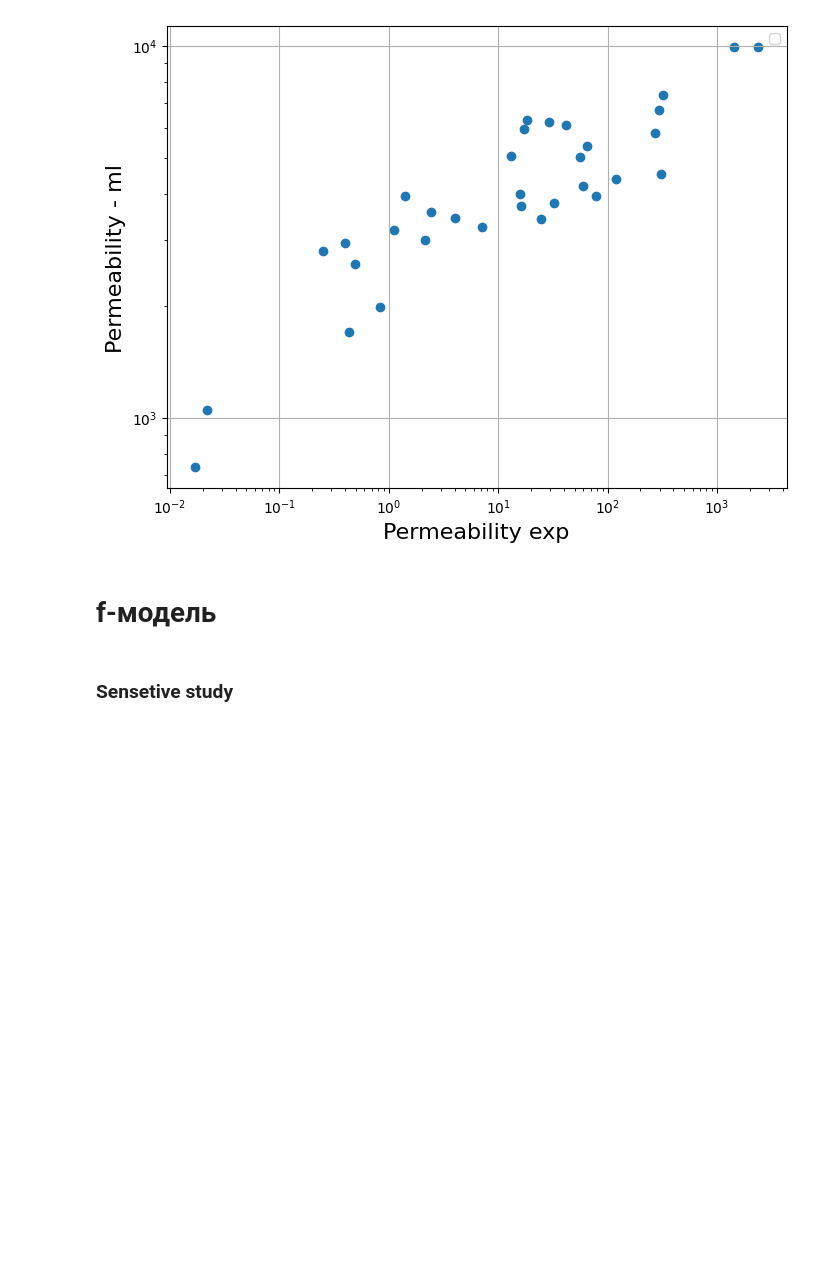
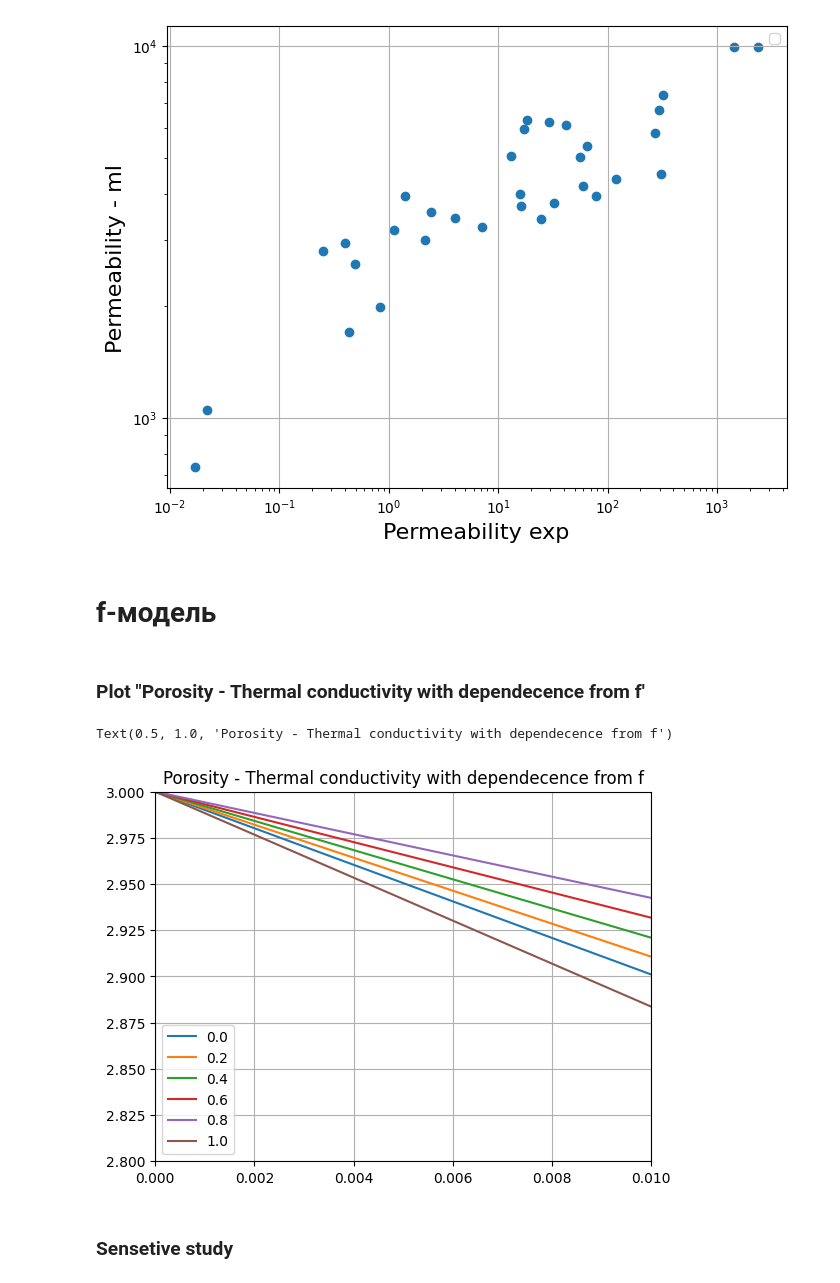
Before and after one commit to MariiaKalinina/Elasticity, a Jupyter notebook: Permeability_from_TC.ipynb, the cells around one changed output. Cells and saved outputs as stored; diff of their text form; code cells hidden in the pictures; blank space fills up the shorter version.

```diff
--- a/Permeability_from_TC.ipynb
+++ b/Permeability_from_TC.ipynb
@@ -701,6 +710,32 @@ def effective_tc_f(conc, alpha_shape, lam, f):
     L_eff = np.sum(parall_comp) / np.sum(perpen_comp)
 #         print('TC eff: ', L_eff, end='\n\n')
     return L_eff
+# %% [markdown]
+### Plot "Porosity - Thermal conductivity with dependecence from f'
+# %%
+N, n = 100, 6
+
+for f in np.linspace(0, 1, n):
+
+  eff_tc = []
+
+  for porosity in np.linspace(0, 0.1, N):
+
+    conc = [1-porosity, porosity]
+    alpha_shape = [1, 10**-3]
+    mlam = [3, 0.025]
+
+    eff_tc.append(effective_tc_f(conc, alpha_shape, mlam, f))
+
+  plt.plot(np.linspace(0, 1, N),  eff_tc, label=f"{np.round(f, 1)}")
+  plt.legend()
+plt.xlim(0, 0.01)
+plt.ylim(2.8, 3)
+plt.grid()
+plt.title('Porosity - Thermal conductivity with dependecence from f')
+# %% [output]
+Text(0.5, 1.0, 'Porosity - Thermal conductivity with dependecence from f')
+[figure, added]
 # %% [markdown]
 ### Sensetive study
 # %%
```
Also changed, not shown: parts of 30 cells of this notebook.
